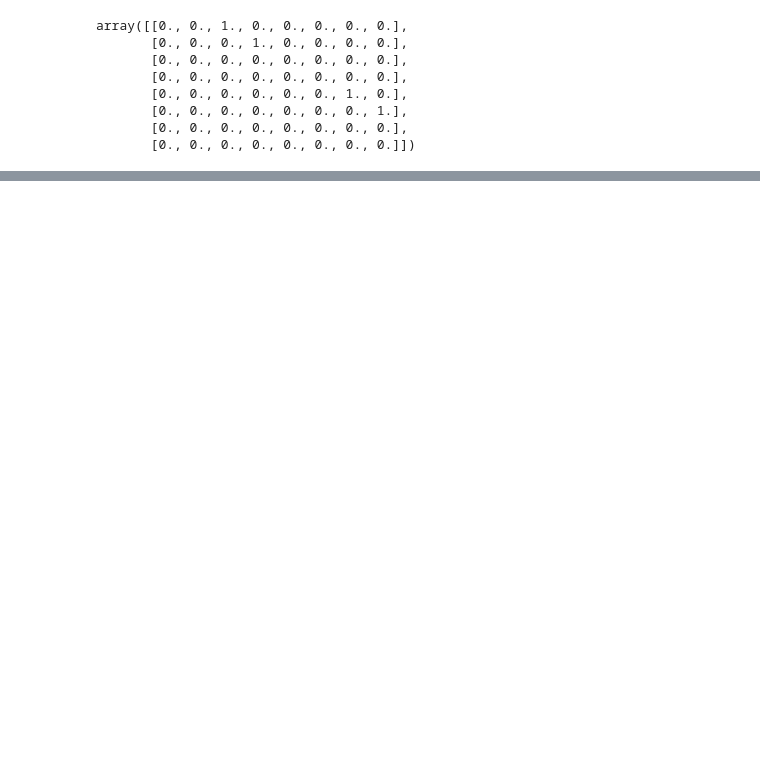
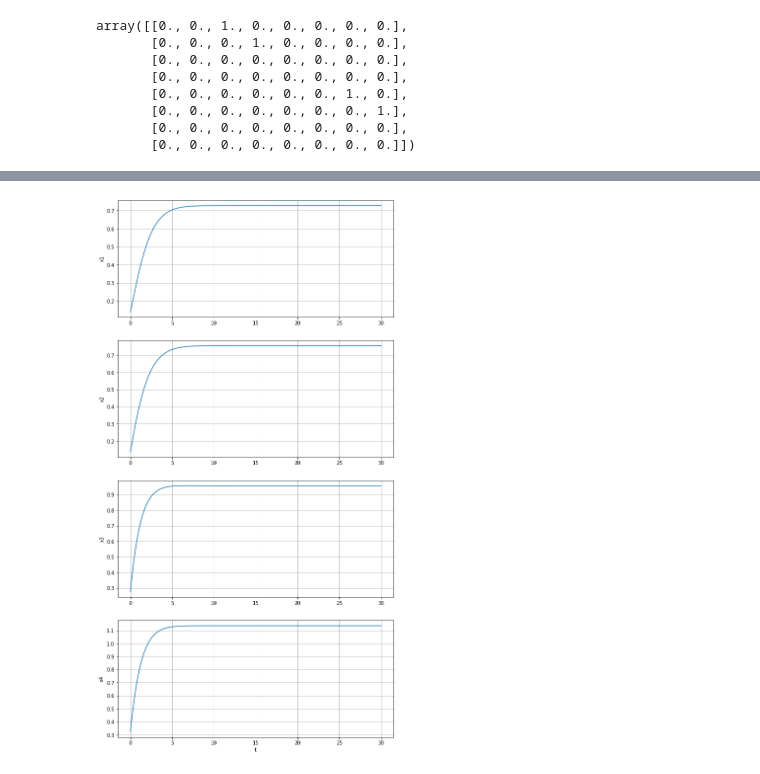
Before and after one commit to zhengang-zhong/data_driven_PE_predictive_control, a Jupyter notebook: Data-driven MPC with terminal cost and terminal constraints .ipynb, the cells around one changed output, grey strips where cells are left out. Drawn from its saved outputs; the diff is of its cells as text; code cells hidden in the pictures; blank space fills up the shorter version.

```diff
--- a/Data-driven MPC with terminal cost and terminal constraints .ipynb
+++ b/Data-driven MPC with terminal cost and terminal constraints .ipynb
@@ -322,2 +502,5 @@ array([[0., 0., 1., 0., 0., 0., 0., 0.],
 # %%
- prob, Xi_para, Xi_p_para, U_para, Z_para, X_cal, M= define_LMI(nu, ny, l, N, A_prime, B_prime, Qr, Rr)
+gamma = 80
+
+LMI_prob, Xi_para, Xi_p_para, U_para, Z_para, X_cal, M, alpha, LMI_stack,P_delta_w,P_bar_delta_w = define_LMI(nu, ny, l, N, A_prime, B_prime, Qr, Rr, gamma = gamma)
+# LMI_prob, Xi_para, Xi_p_para, U_para, Z_para, X_cal, M, alpha, LMI_stack,P_delta_w,P_bar_delta_w = define_LMI(nu, ny, l, 102, A_prime, B_prime, Qr, Rr, gamma = gamma)
@@ -361,0 +722,13 @@ array([[ 1.10375401e+11, -3.48251603e+10, -5.72162854e+09,
+# %%
+ru = [1,1]
+ry = [0.65,0.77]
+uub = np.array([2,2]).reshape(-1,1)
+ulb = np.array([-2,-2]).reshape(-1,1)
+
+lambda_alpha = 1e-4
+# lambda_alpha = 0.5
+
+# prob, alpha, u_init_para, y_init_para, u_decision, y_decision = define_opt(nu, ny, Q, R, input_Hankel, output_Hankel, N, L, l, ru = ru, ry = ry, uub = uub, ulb = ulb, yub = None, ylb = None, P = P, beta = None)
+prob, alpha, u_init_para, y_init_para, u_decision, y_decision = define_opt(nu, ny, Q, R, input_Hankel, output_Hankel, N, L, l, ru = ru, ry = ry, uub = uub, ulb = ulb, yub = None, ylb = None, P = P, beta = None, lambda_alpha = lambda_alpha)
+# prob, alpha, u_init_para, y_init_para, u_decision, y_decision = define_opt(nu, ny, Q, R, input_Hankel, output_Hankel, N, L, l, ru = ru, ry = ry, uub = None, ulb = None, yub = None, ylb = None, P = P, beta = None, lambda_alpha = lambda_alpha)
+# prob, alpha, u_init_para, y_init_para, u_decision, y_decision = define_opt(nu, ny, Q, R, input_Hankel, output_Hankel, N, L, l, ru = ru, ry = ry, uub = None, ulb = None, yub = None, ylb = None, P = None, beta = None)
@@ -361,0 +740,4 @@ array([[ 1.10375401e+11, -3.48251603e+10, -5.72162854e+09,
+# %%
+u_init_para.value = u_init
+y_init_para.value = y_init
+prob.solve(solver=cp.MOSEK,verbose=True)
@@ -361,0 +763,3 @@ array([[ 1.10375401e+11, -3.48251603e+10, -5.72162854e+09,
+# %%
+N_sim = 300
+x_list, u_list = sim(prob, disc_four_tank, C, N_sim, dt, alpha, l, nu, ny, u_init, y_init, u_init_para, y_init_para, u_decision, y_decision, x_init, input_Hankel)
@@ -361,0 +784,22 @@ array([[ 1.10375401e+11, -3.48251603e+10, -5.72162854e+09,
+# %%
+delta_t = dt
+n = nx
+
+x_traj = x_list
+
+Nt = np.shape(x_traj[::n])[0]
+t_plot = [delta_t * i for i in range(Nt)]
+
+plt.figure(1, figsize=(10, 20))
+plt.clf()
+for i in range (n):
+    plt.subplot( str(n) + str(1) + str(i + 1) )
+    plt.grid()
+    x_traj_temp = x_traj[i::n]
+    plt.plot(t_plot, x_traj_temp)
+    plt.ylabel('x' + str(i + 1))
+
+plt.xlabel('t')
+plt.show()
+# %% [output]
+[figure, added]
```
Also changed, not shown: parts of 70 cells of this notebook.
